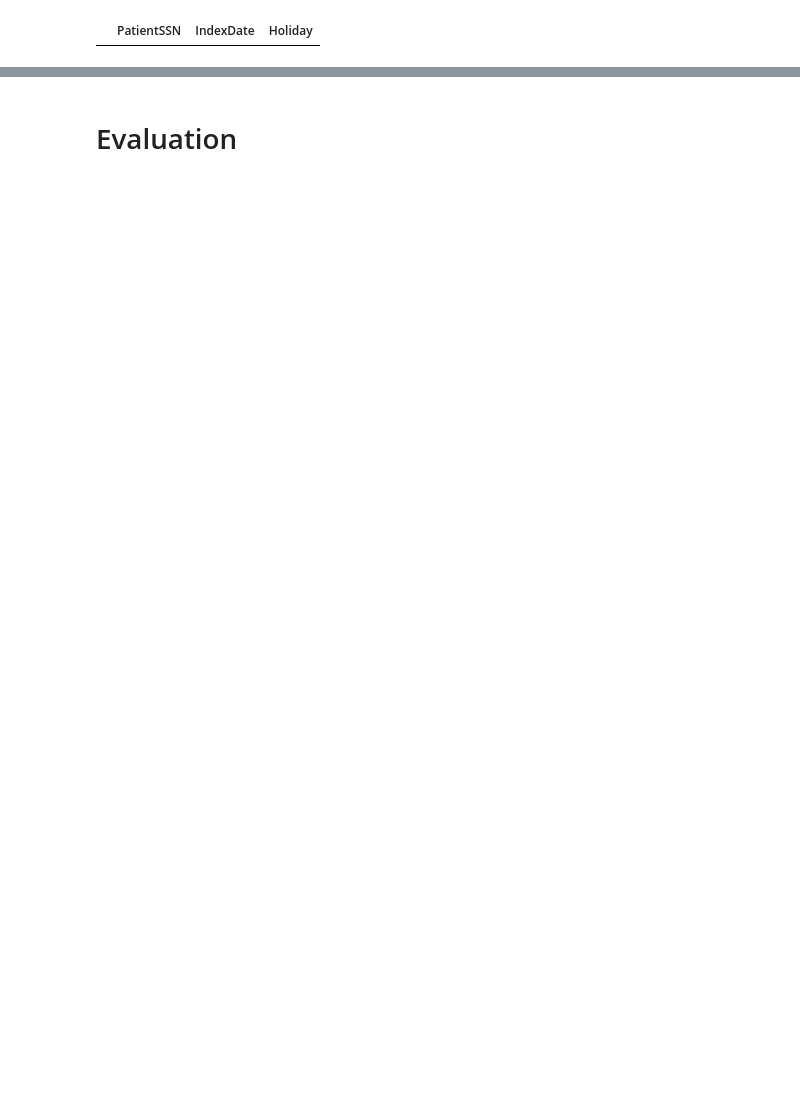
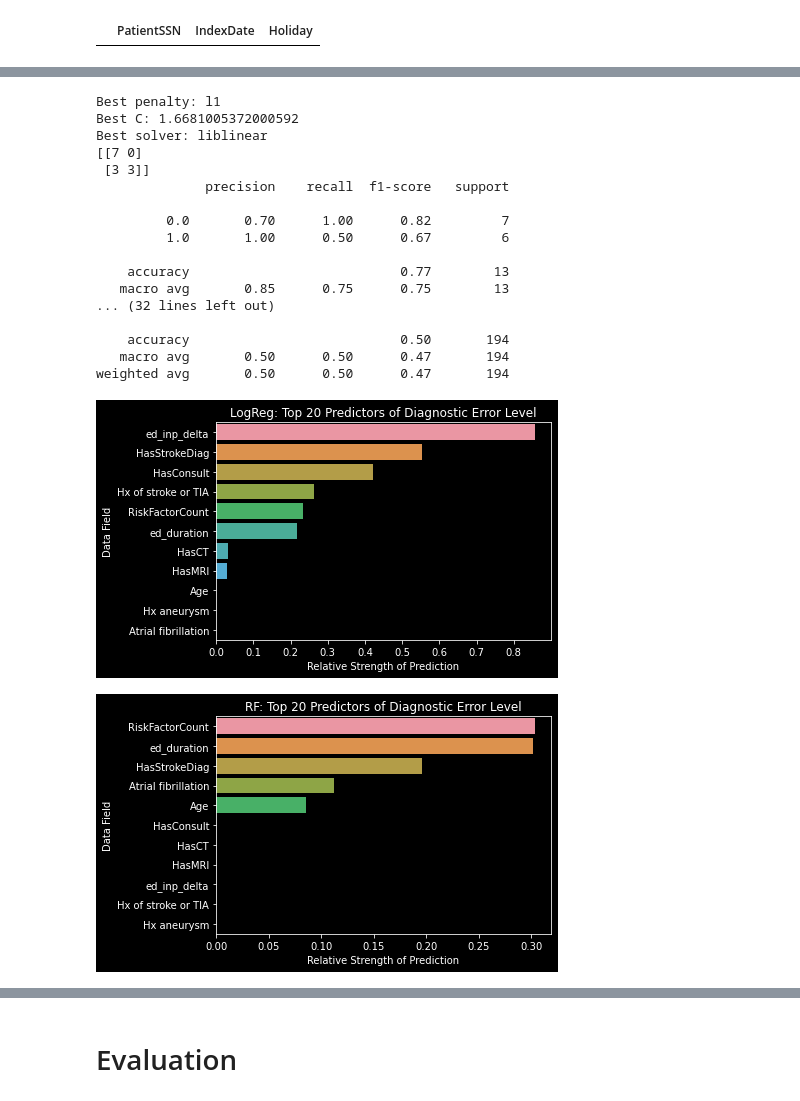
Before and after one commit to zimolzak/ml-detect-diagnostic-safety, a Jupyter notebook: Maxxxx/B00/DizzinessFeatureExtraction.ipynb, the cells around one changed output, grey strips where cells are left out. Saved outputs shown, nothing was run; the diff lists cells and outputs as text; code cells hidden in the pictures; blank space fills up the shorter version.

```diff
--- a/Maxxxx/B00/DizzinessFeatureExtraction.ipynb
+++ b/Maxxxx/B00/DizzinessFeatureExtraction.ipynb
@@ -275,0 +303,4 @@ plt.show()
+# %%
+cluster_umap.run_clustering_on_umap(embedding15, 7, feature_vec15.iloc[:,0:-1], label_df[(label_df.Label == "NoMOD") | (label_df.Label == "MOD")].copy())
+# %%
+feature_vec15.drop(["Label"], inplace=True, axis=1)
@@ -275,0 +363,6 @@ plt.show()
+# %%
+pseudo_labeler = cluster_umap.UMAPLabeler(reducer15, 7)
+label_df3 = label_df[(label_df.Label == "NoMOD") | (label_df.Label == "MOD")]
+labeled_df, unlabeled_df, X_cols, y_col = util.makeDataset(feature_vec15, label_df3)
+X_train, X_test, y_train, y_test = train_test_split(labeled_df[X_cols], labeled_df[y_col], test_size=TEST_SIZE, random_state=RANDOM_STATE_SEED)
+pX, plabels, label_cols = pseudo_labeler.label(X_train, y_train, unlabeled_df[X_cols])
@@ -275,0 +421,3 @@ plt.show()
+# %%
+import pseudo_label
+pX, py, pw = pseudo_label.pseudo_label_dataset(pseudo_labeler, X_train, y_train, unlabeled_df[X_cols])
@@ -275,0 +510,40 @@ plt.show()
+# %%
+# define space of model's parameter values
+hyperparameter_grid_log = {
+#     'penalty': ['none', 'l1', 'l2']
+    'penalty': ['l1', 'l2']
+    ,'C': np.logspace(-1, 10, 10)
+    ,'solver': ['liblinear','saga']
+#     ,'multi_class': ['ovr']
+#     ,'fit_intercept': [True, False]
+}
+
+best_model_log = eval_util.runLogRegWithDataset(hyperparameter_grid_log, X_cols, pX, X_test, py, y_test, pw)
+
+# define space of model's parameter values
+hyperparameter_grid_rf = {
+    'n_estimators': [1, 2, 3, 5, 7]
+    ,'max_depth': [2, 3, 4, 5]
+}
+
+best_model_rf = eval_util.runRandForestWithDataset(hyperparameter_grid_rf, X_cols, pX, X_test, py, y_test, pw)
+# %% [output]
+Best penalty: l1
+Best C: 1.6681005372000592
+Best solver: liblinear
+[[7 0]
+ [3 3]]
+              precision    recall  f1-score   support
+
+         0.0       0.70      1.00      0.82         7
+         1.0       1.00      0.50      0.67         6
+
+    accuracy                           0.77        13
+   macro avg       0.85      0.75      0.75        13
+... (32 lines left out)
+
+    accuracy                           0.50       194
+   macro avg       0.50      0.50      0.47       194
+weighted avg       0.50      0.50      0.47       194
+[figure, added]
+[figure, added]
```
Also changed, not shown: parts of 86 cells of this notebook.
